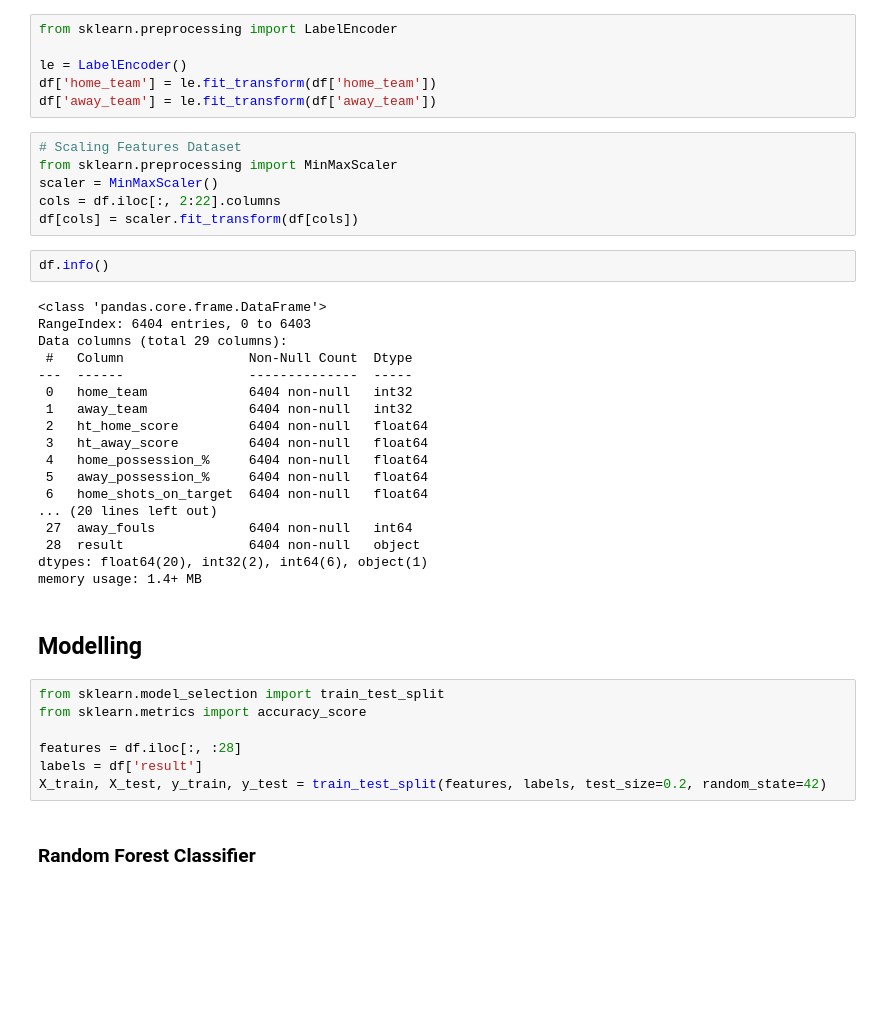
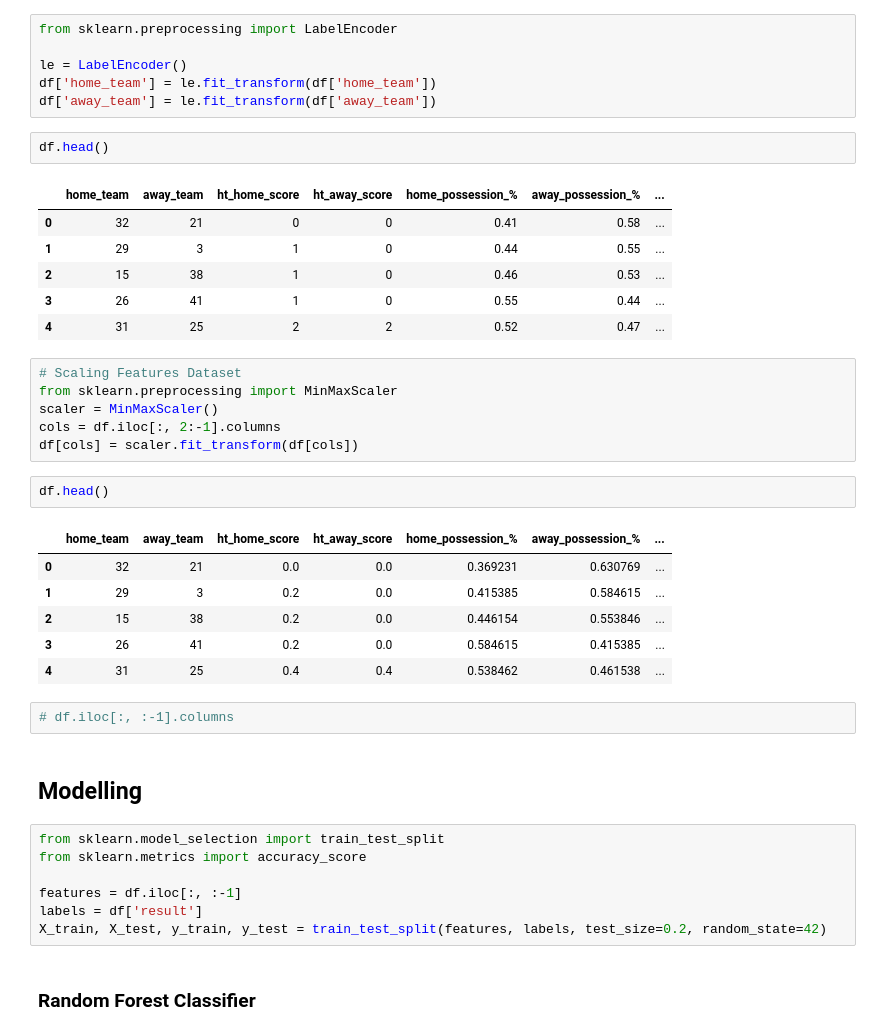
Before and after one commit to TheOX7/Streamlit-Premier-League, a Jupyter notebook: predict_matches.ipynb, the cells around one changed output. Cells and saved outputs as stored; diff of their text form; blank space fills up the shorter version.

```diff
--- a/predict_matches.ipynb
+++ b/predict_matches.ipynb
@@ -323,39 +308,39 @@ from sklearn.preprocessing import LabelEncoder
 le = LabelEncoder()
 df['home_team'] = le.fit_transform(df['home_team'])
 df['away_team'] = le.fit_transform(df['away_team'])
+# %%
+df.head()
+# %% [output]
+|  | home_team | away_team | ht_home_score | ht_away_score | home_possession_% | away_possession_% | ... |
+| 0 | 32 | 21 | 0 | 0 | 0.41 | 0.58 | ... |
+| 1 | 29 | 3 | 1 | 0 | 0.44 | 0.55 | ... |
+| 2 | 15 | 38 | 1 | 0 | 0.46 | 0.53 | ... |
+| 3 | 26 | 41 | 1 | 0 | 0.55 | 0.44 | ... |
+| 4 | 31 | 25 | 2 | 2 | 0.52 | 0.47 | ... |
 # %%
 # Scaling Features Dataset
 from sklearn.preprocessing import MinMaxScaler
 scaler = MinMaxScaler()
-cols = df.iloc[:, 2:22].columns
+cols = df.iloc[:, 2:-1].columns
 df[cols] = scaler.fit_transform(df[cols])
 # %%
-df.info()
+df.head()
 # %% [output]
-<class 'pandas.core.frame.DataFrame'>
-RangeIndex: 6404 entries, 0 to 6403
-Data columns (total 29 columns):
- #   Column                Non-Null Count  Dtype
----  ------                --------------  -----
- 0   home_team             6404 non-null   int32
- 1   away_team             6404 non-null   int32
- 2   ht_home_score         6404 non-null   float64
- 3   ht_away_score         6404 non-null   float64
- 4   home_possession_%     6404 non-null   float64
- 5   away_possession_%     6404 non-null   float64
- 6   home_shots_on_target  6404 non-null   float64
-... (20 lines left out)
- 27  away_fouls            6404 non-null   int64
- 28  result                6404 non-null   object
-dtypes: float64(20), int32(2), int64(6), object(1)
-memory usage: 1.4+ MB
+|  | home_team | away_team | ht_home_score | ht_away_score | home_possession_% | away_possession_% | ... |
+| 0 | 32 | 21 | 0.0 | 0.0 | 0.369231 | 0.630769 | ... |
+| 1 | 29 | 3 | 0.2 | 0.0 | 0.415385 | 0.584615 | ... |
+| 2 | 15 | 38 | 0.2 | 0.0 | 0.446154 | 0.553846 | ... |
+| 3 | 26 | 41 | 0.2 | 0.0 | 0.584615 | 0.415385 | ... |
+| 4 | 31 | 25 | 0.4 | 0.4 | 0.538462 | 0.461538 | ... |
+# %%
+# df.iloc[:, :-1].columns
 # %% [markdown]
 ## Modelling
 # %%
 from sklearn.model_selection import train_test_split
 from sklearn.metrics import accuracy_score
 
-features = df.iloc[:, :28]
+features = df.iloc[:, :-1]
 labels = df['result']
 X_train, X_test, y_train, y_test = train_test_split(features, labels, test_size=0.2, random_state=42)
 # %% [markdown]
```
Also changed, not shown: parts of 9 cells of this notebook, 2 other files.
